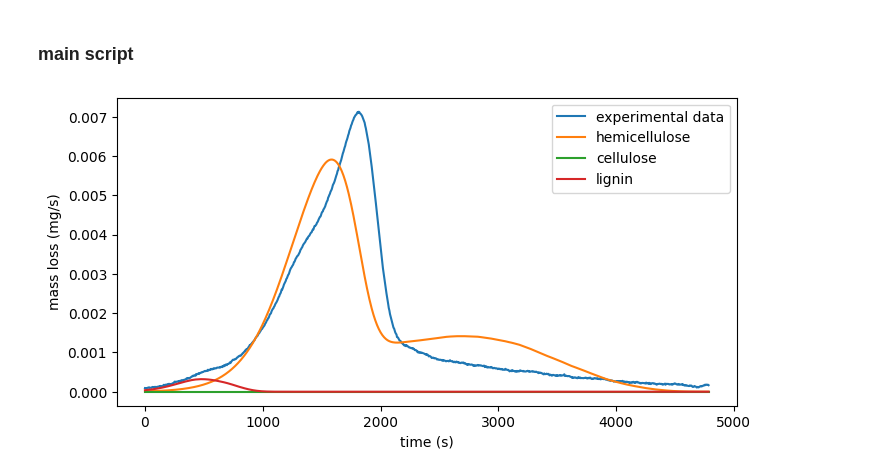
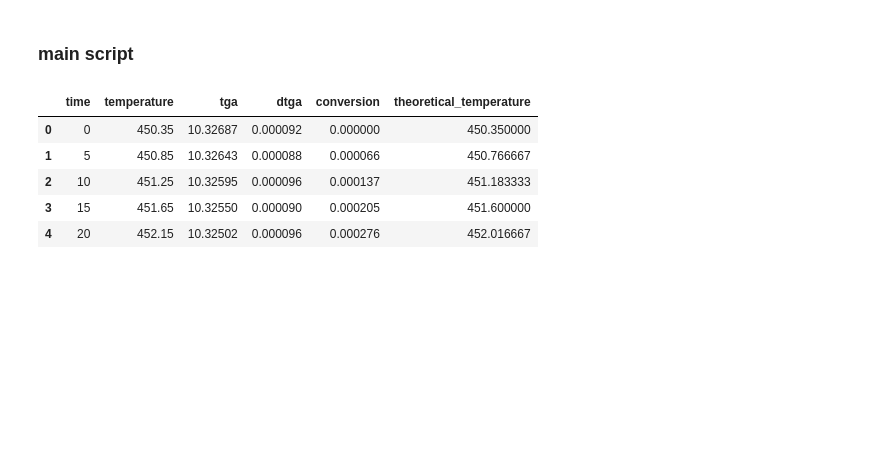
Before and after one commit to abasilio91/biomass-pyrolysis, a Jupyter notebook: main.ipynb, the cells around one changed output. Saved outputs shown, nothing was run; the diff lists cells and outputs as text; code cells hidden in the pictures; blank space fills up the shorter version.

```diff
--- a/main.ipynb
+++ b/main.ipynb
@@ -161,4 +131,14 @@ lignin = {lignin}
-# %%
-plot_data(data, hemicellulose, cellulose, lignin)
-# %% [output]
-[figure, removed]
+# %%
+data = pd.read_csv('dados\MC carpel H 5-min.csv')
+data.dtga = -1 * data.dtga
+data = data.drop('dtga_5', axis=1)
+data['conversion'] = conversion(data)
+data['theoretical_temperature'] = theorical_temperature(data)
+data.head(5)
+# %% [output]
+|  | time | temperature | tga | dtga | conversion | theoretical_temperature |
+| 0 | 0 | 450.35 | 10.32687 | 0.000092 | 0.000000 | 450.350000 |
+| 1 | 5 | 450.85 | 10.32643 | 0.000088 | 0.000066 | 450.766667 |
+| 2 | 10 | 451.25 | 10.32595 | 0.000096 | 0.000137 | 451.183333 |
+| 3 | 15 | 451.65 | 10.32550 | 0.000090 | 0.000205 | 451.600000 |
+| 4 | 20 | 452.15 | 10.32502 | 0.000096 | 0.000276 | 452.016667 |
```
Also changed, not shown: parts of 7 cells of this notebook.
